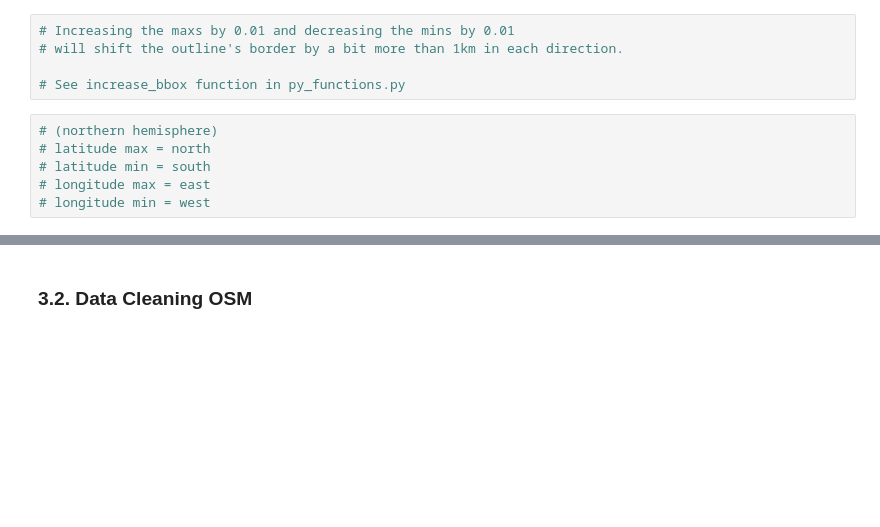
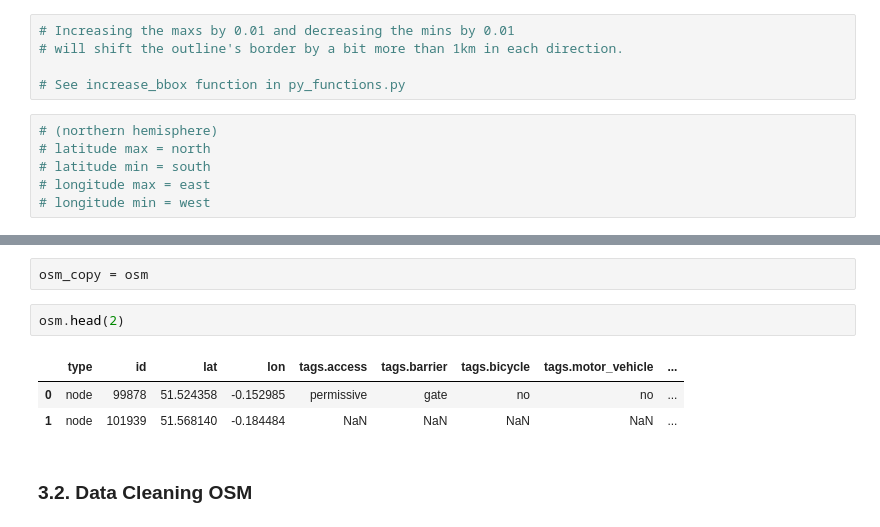
Before and after one commit to Jappler85/hh-23-1-airbnb, a Jupyter notebook: eda_poi_gastro.ipynb, the cells around one changed output, grey strips where cells are left out. Cells and saved outputs as stored; diff of their text form; blank space fills up the shorter version.

```diff
--- a/eda_poi_gastro.ipynb
+++ b/eda_poi_gastro.ipynb
@@ -510,3 +512,11 @@ osm.shape
+# %%
+osm_copy = osm
+# %%
+osm.head(2)
+# %% [output]
+|  | type | id | lat | lon | tags.access | tags.barrier | tags.bicycle | tags.motor_vehicle | ... |
+| 0 | node | 99878 | 51.524358 | -0.152985 | permissive | gate | no | no | ... |
+| 1 | node | 101939 | 51.568140 | -0.184484 | NaN | NaN | NaN | NaN | ... |
 # %% [markdown]
 ### 3.2. Data Cleaning OSM
 # %%
```
Also changed, not shown: parts of 54 cells of this notebook.
